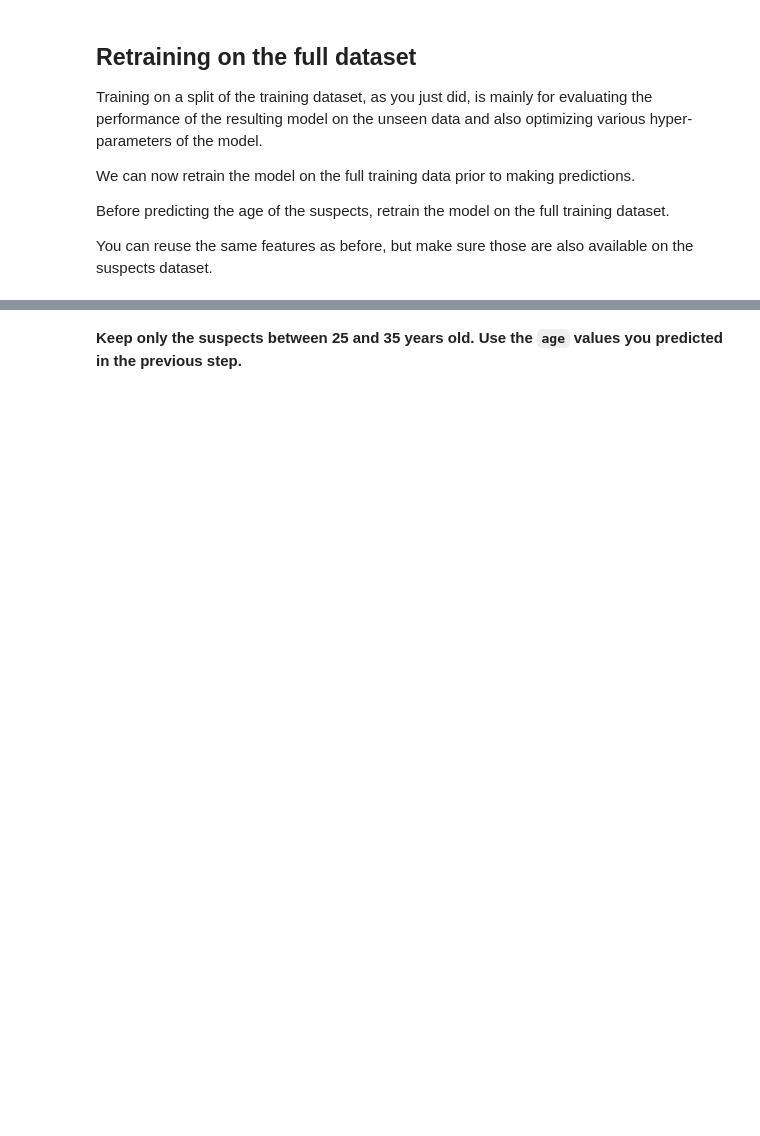
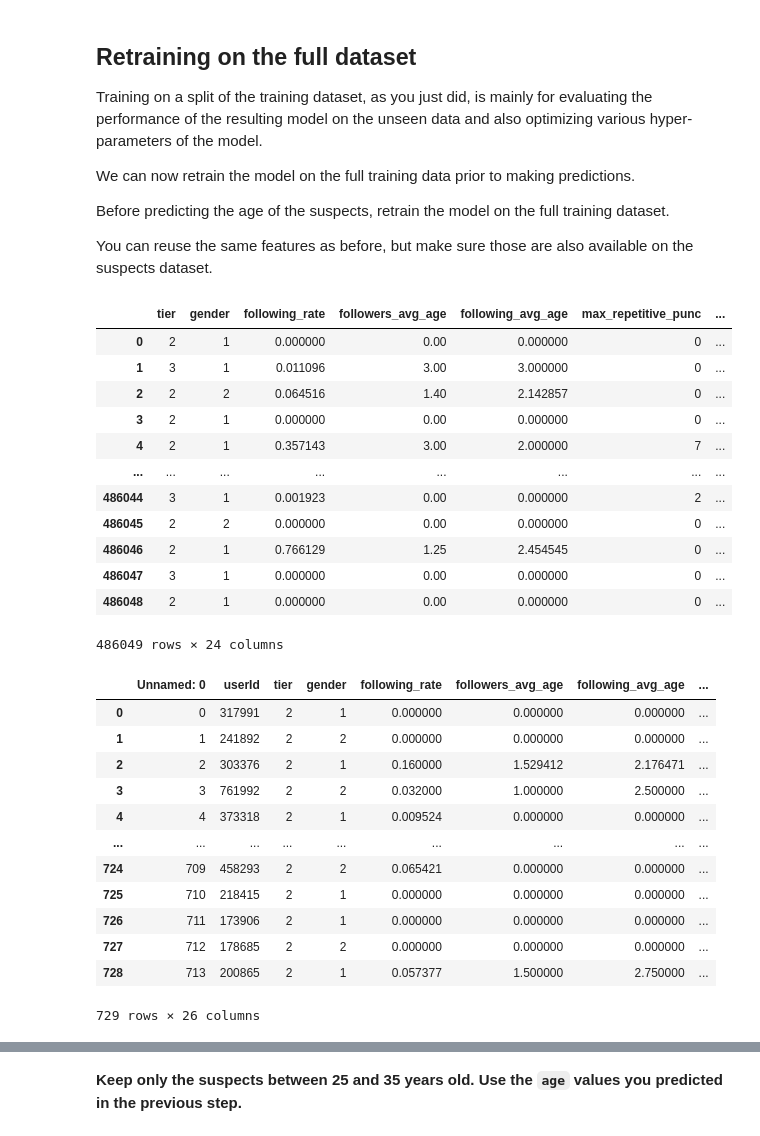
Before and after one commit to gr-oll/MGT-502-Data-Science-and-Machine-Learning, a Jupyter notebook: assignments/Part 2/Assignment_part_2.ipynb, the cells around one changed output, grey strips where cells are left out. Drawn from its saved outputs; the diff is of its cells as text; code cells hidden in the pictures; blank space fills up the shorter version.

```diff
--- a/assignments/Part 2/Assignment_part_2.ipynb
+++ b/assignments/Part 2/Assignment_part_2.ipynb
@@ -178,3 +209,36 @@ We can now retrain the model on the full training data prior to making predictio
 Before predicting the age of the suspects, retrain the model on the full training dataset.
 
 You can reuse the same features as before, but make sure those are also available on the suspects dataset.
+# %%
+# YOUR CODE HERE
+X_full = train_dataset[FEATURES_COLS]
+y_full = train_dataset[LABEL_COL]
+display(X_full)
+display(suspects)
+# %% [output]
+|  | tier | gender | following_rate | followers_avg_age | following_avg_age | max_repetitive_punc | ... |
+| 0 | 2 | 1 | 0.000000 | 0.00 | 0.000000 | 0 | ... |
+| 1 | 3 | 1 | 0.011096 | 3.00 | 3.000000 | 0 | ... |
+| 2 | 2 | 2 | 0.064516 | 1.40 | 2.142857 | 0 | ... |
+| 3 | 2 | 1 | 0.000000 | 0.00 | 0.000000 | 0 | ... |
+| 4 | 2 | 1 | 0.357143 | 3.00 | 2.000000 | 7 | ... |
+| ... | ... | ... | ... | ... | ... | ... | ... |
+| 486044 | 3 | 1 | 0.001923 | 0.00 | 0.000000 | 2 | ... |
+| 486045 | 2 | 2 | 0.000000 | 0.00 | 0.000000 | 0 | ... |
+| 486046 | 2 | 1 | 0.766129 | 1.25 | 2.454545 | 0 | ... |
+| 486047 | 3 | 1 | 0.000000 | 0.00 | 0.000000 | 0 | ... |
+| 486048 | 2 | 1 | 0.000000 | 0.00 | 0.000000 | 0 | ... |
+486049 rows × 24 columns
+|  | Unnamed: 0 | userId | tier | gender | following_rate | followers_avg_age | following_avg_age | ... |
+| 0 | 0 | 317991 | 2 | 1 | 0.000000 | 0.000000 | 0.000000 | ... |
+| 1 | 1 | 241892 | 2 | 2 | 0.000000 | 0.000000 | 0.000000 | ... |
+| 2 | 2 | 303376 | 2 | 1 | 0.160000 | 1.529412 | 2.176471 | ... |
+| 3 | 3 | 761992 | 2 | 2 | 0.032000 | 1.000000 | 2.500000 | ... |
+| 4 | 4 | 373318 | 2 | 1 | 0.009524 | 0.000000 | 0.000000 | ... |
+| ... | ... | ... | ... | ... | ... | ... | ... | ... |
+| 724 | 709 | 458293 | 2 | 2 | 0.065421 | 0.000000 | 0.000000 | ... |
+| 725 | 710 | 218415 | 2 | 1 | 0.000000 | 0.000000 | 0.000000 | ... |
+| 726 | 711 | 173906 | 2 | 1 | 0.000000 | 0.000000 | 0.000000 | ... |
+| 727 | 712 | 178685 | 2 | 2 | 0.000000 | 0.000000 | 0.000000 | ... |
+| 728 | 713 | 200865 | 2 | 1 | 0.057377 | 1.500000 | 2.750000 | ... |
+729 rows × 26 columns
```
Also changed, not shown: parts of 24 cells of this notebook.
